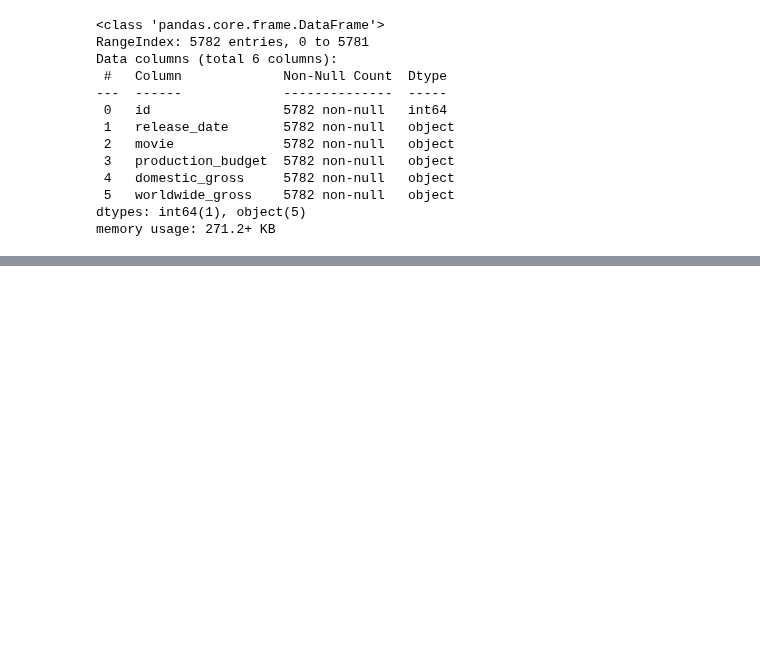
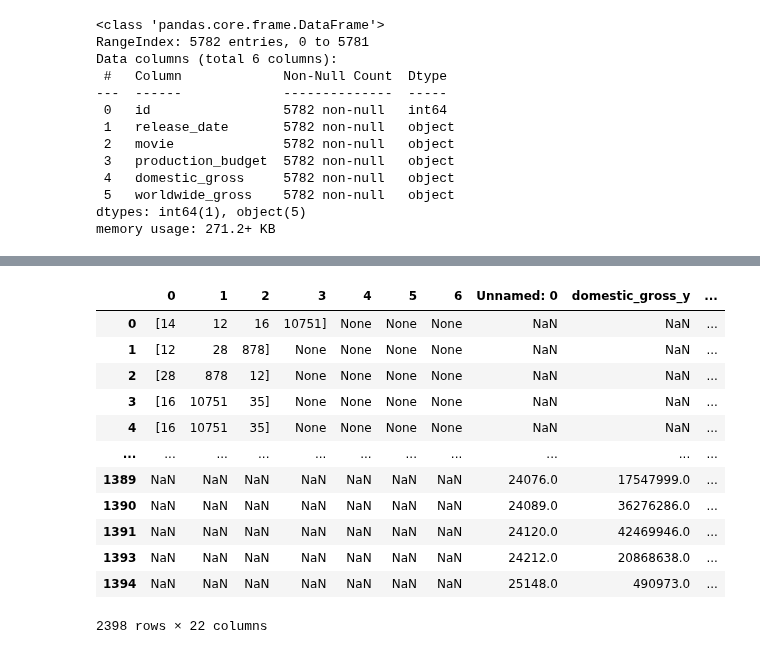
Before and after one commit to cLineman/CapStoneProject, a Jupyter notebook: ColtonLineman.ipynb, the cells around one changed output, grey strips where cells are left out. Drawn from its saved outputs; the diff is of its cells as text; code cells hidden in the pictures; blank space fills up the shorter version.

```diff
--- a/ColtonLineman.ipynb
+++ b/ColtonLineman.ipynb
@@ -242,0 +376,2 @@ memory usage: 94.1+ KB
+# %%
+movieJoinGrossJoinBudget=movieJoinGrossJoinBudget.dropna()
@@ -242,0 +413,22 @@ memory usage: 94.1+ KB
+# %%
+holder = movieJoinGrossJoinBudget['genre_ids'].str.split(',', n=7, expand=True)
+# %%
+holder2 = movieJoinGrossJoinBudget
+# %%
+holder3 = pd.concat([holder, holder2])
+# %%
+holder3
+# %% [output]
+|  | 0 | 1 | 2 | 3 | 4 | 5 | 6 | Unnamed: 0 | domestic_gross_y | ... |
+| 0 | [14 | 12 | 16 | 10751] | None | None | None | NaN | NaN | ... |
+| 1 | [12 | 28 | 878] | None | None | None | None | NaN | NaN | ... |
+| 2 | [28 | 878 | 12] | None | None | None | None | NaN | NaN | ... |
+| 3 | [16 | 10751 | 35] | None | None | None | None | NaN | NaN | ... |
+| 4 | [16 | 10751 | 35] | None | None | None | None | NaN | NaN | ... |
+| ... | ... | ... | ... | ... | ... | ... | ... | ... | ... | ... |
+| 1389 | NaN | NaN | NaN | NaN | NaN | NaN | NaN | 24076.0 | 17547999.0 | ... |
+| 1390 | NaN | NaN | NaN | NaN | NaN | NaN | NaN | 24089.0 | 36276286.0 | ... |
+| 1391 | NaN | NaN | NaN | NaN | NaN | NaN | NaN | 24120.0 | 42469946.0 | ... |
+| 1393 | NaN | NaN | NaN | NaN | NaN | NaN | NaN | 24212.0 | 20868638.0 | ... |
+| 1394 | NaN | NaN | NaN | NaN | NaN | NaN | NaN | 25148.0 | 490973.0 | ... |
+2398 rows × 22 columns
```
Also changed, not shown: parts of 26 cells of this notebook.
